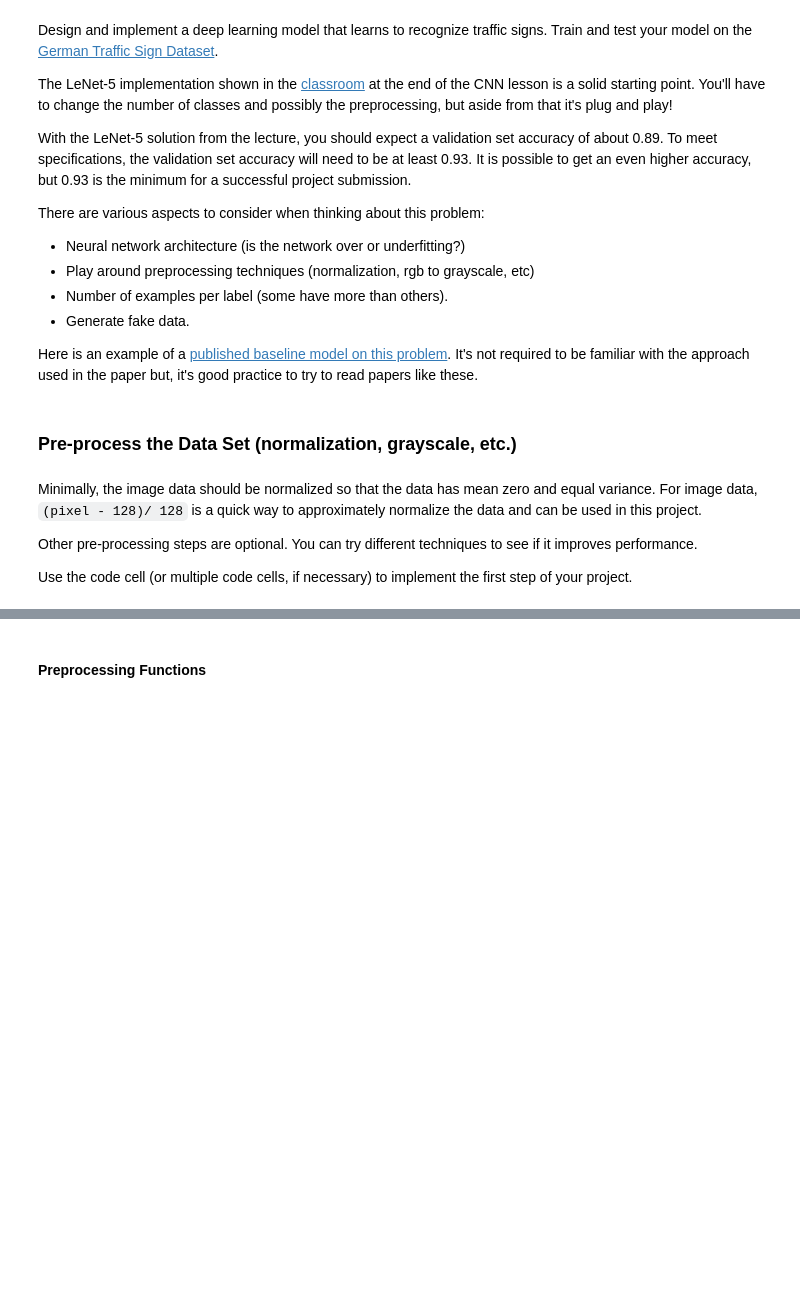
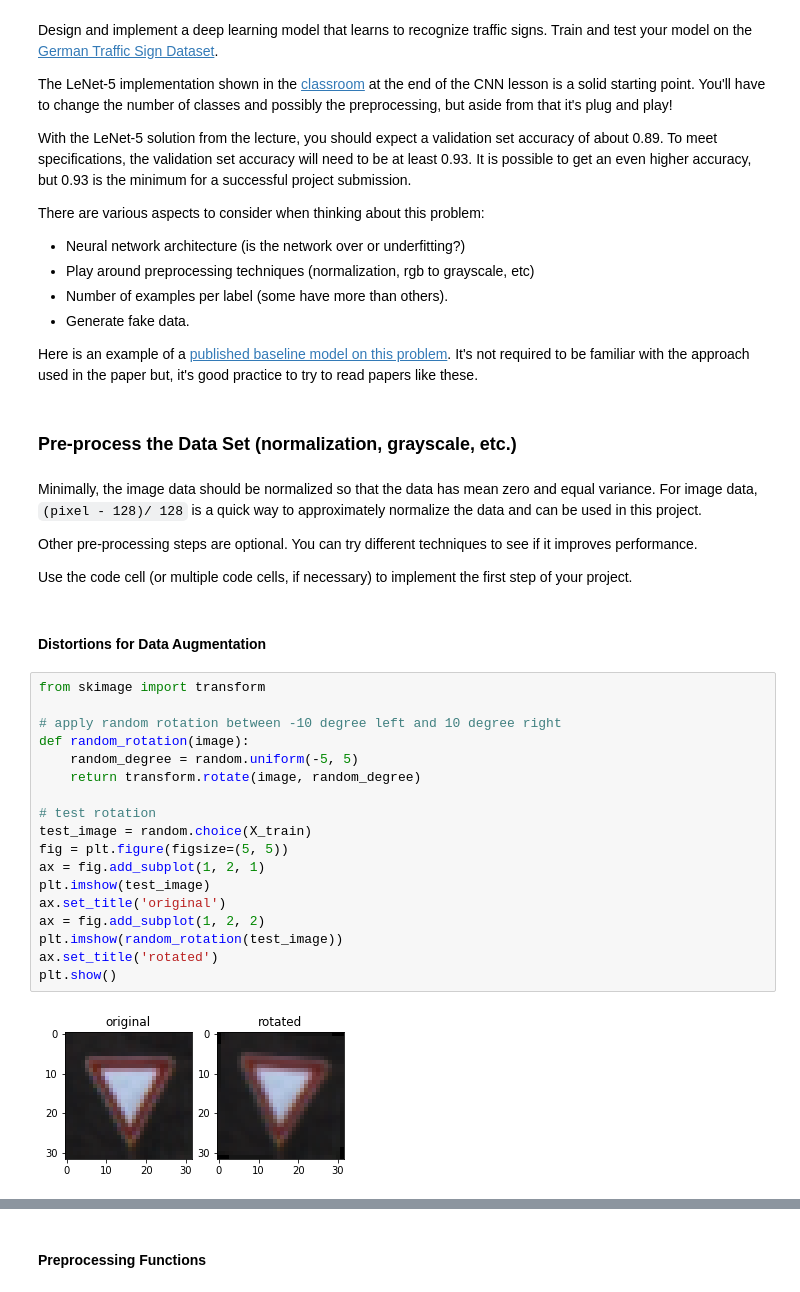
Before and after one commit to shunjilin/UdacityCarNDTrafficSignClassifier, a Jupyter notebook: Traffic_Sign_Classifier.ipynb, the cells around one changed output, grey strips where cells are left out. Cells and saved outputs as stored; diff of their text form; blank space fills up the shorter version.

Commit message:
finish test

```diff
--- a/Traffic_Sign_Classifier.ipynb
+++ b/Traffic_Sign_Classifier.ipynb
@@ -174,3 +174,25 @@ Minimally, the image data should be normalized so that the data has mean zero an
 Other pre-processing steps are optional. You can try different techniques to see if it improves performance.
 
 Use the code cell (or multiple code cells, if necessary) to implement the first step of your project.
+# %% [markdown]
+#### Distortions for Data Augmentation
+# %%
+from skimage import transform
+
+# apply random rotation between -10 degree left and 10 degree right
+def random_rotation(image):
+    random_degree = random.uniform(-5, 5)
+    return transform.rotate(image, random_degree)
+
+# test rotation
+test_image = random.choice(X_train)
+fig = plt.figure(figsize=(5, 5))
+ax = fig.add_subplot(1, 2, 1)
+plt.imshow(test_image)
+ax.set_title('original')
+ax = fig.add_subplot(1, 2, 2)
+plt.imshow(random_rotation(test_image))
+ax.set_title('rotated')
+plt.show()
+# %% [output]
+[figure, added]
```
Also changed, not shown: parts of 41 cells of this notebook, 10 other files.
